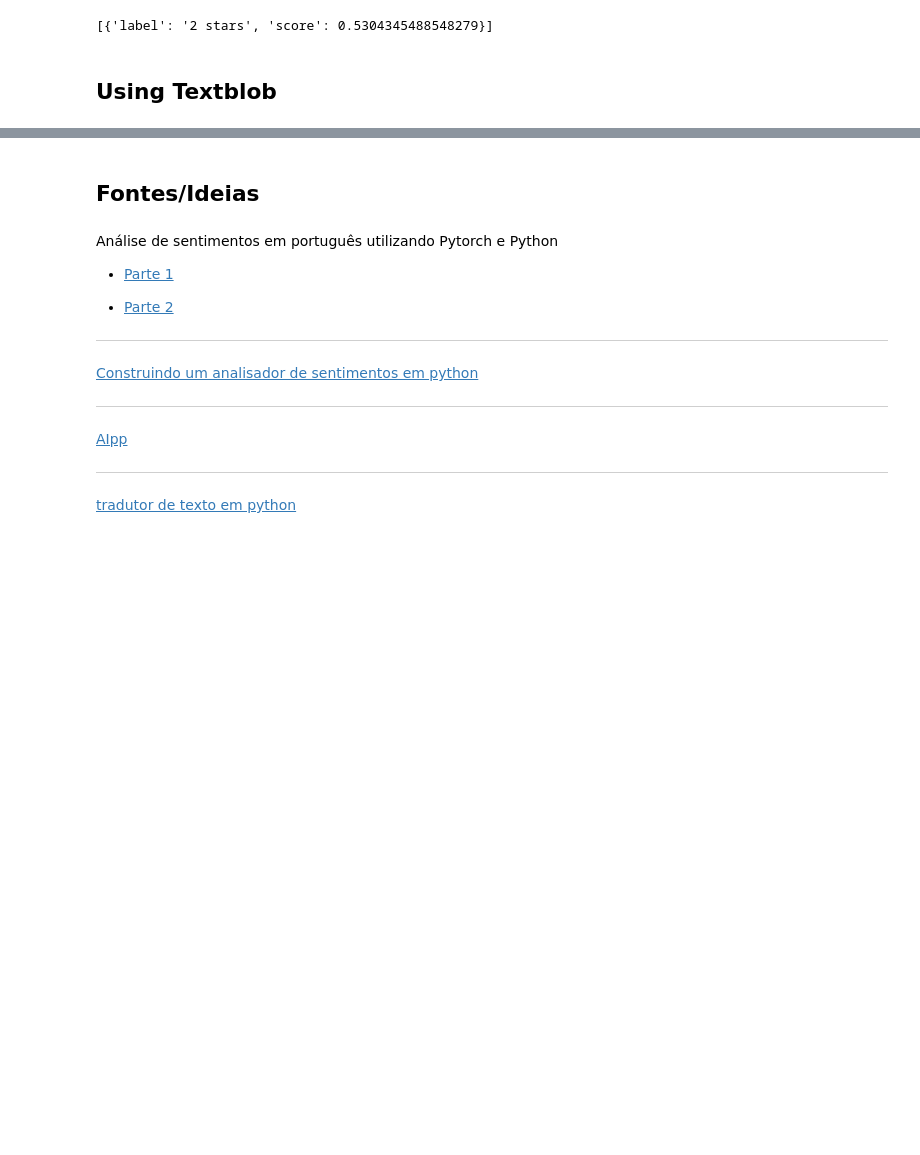
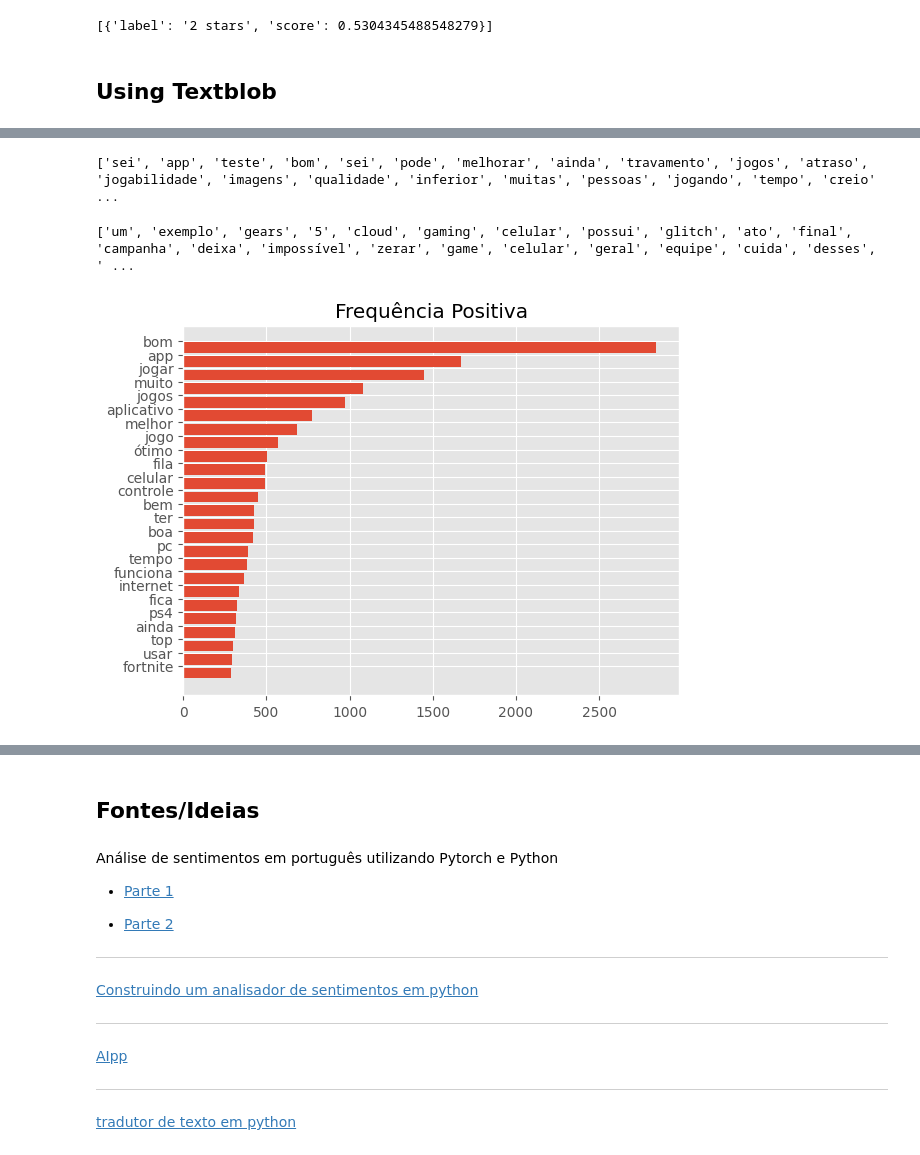
Before and after one commit to mariabandeira/Projeto_Final_IIA, a Jupyter notebook: SentimentAnalysis.ipynb, the cells around one changed output, grey strips where cells are left out. Saved outputs shown, nothing was run; the diff lists cells and outputs as text; code cells hidden in the pictures; blank space fills up the shorter version.

Commit message:
negative and positive words most used

```diff
--- a/SentimentAnalysis.ipynb
+++ b/SentimentAnalysis.ipynb
@@ -307,7 +335,7 @@ from deep_translator import GoogleTranslator
 # %%
 tradutor = GoogleTranslator(source= "pt", target= "en")
 # %%
-text = "Eu ODEIO essa música!"
+text = "Eu ODEIO essa música! Mas a letra é muito boa"
 traducao = tradutor.translate(text)
 blob = TextBlob(traducao)
 # %%
@@ -328,0 +357,2 @@ print(subjectivity)
+# %%
+df = pd.read_csv('https://raw.githubusercontent.com/TailUFPB/AIpp/main/web/data/games.csv')
@@ -336,6 +382,8 @@ def sentences_tokenization(text):
   return sentences
 # %%
 df['sentences_pt'] = df['reviews'].apply(sentences_tokenization)
+# %%
+df['sentences_en'] = df['reviews_en'].apply(sentences_tokenization)
 # %%
 def sentiment_analysis(sentences):
   sentiments = []
@@ -353,0 +472,22 @@ df['negative_sentences'] = df.apply(lambda x: [frase for frase, sentimento in zi
+# %%
+print(clean_pos_tokens)
+# %% [output]
+['sei', 'app', 'teste', 'bom', 'sei', 'pode', 'melhorar', 'ainda', 'travamento', 'jogos', 'atraso', 'jogabilidade', 'imagens', 'qualidade', 'inferior', 'muitas', 'pessoas', 'jogando', 'tempo', 'creio' ...
+# %%
+print(clean_neg_tokens)
+# %% [output]
+['um', 'exemplo', 'gears', '5', 'cloud', 'gaming', 'celular', 'possui', 'glitch', 'ato', 'final', 'campanha', 'deixa', 'impossível', 'zerar', 'game', 'celular', 'geral', 'equipe', 'cuida', 'desses', ' ...
+# %%
+from collections import Counter
+
+pos_freq = dict(Counter(clean_pos_tokens))
+pos_freq.pop('q')
+pos_freq.pop('pra')
+pos_popular_words = sorted(pos_freq, key = pos_freq.get, reverse = True)
+
+plt.barh(range(25), [pos_freq[w] for w in reversed(pos_popular_words[0:25])])
+plt.yticks([x + 0.5 for x in range(25)], reversed(pos_popular_words[0:25]))
+plt.title('Frequência Positiva')
+plt.show()
+# %% [output]
+[figure, added]
```
Also changed, not shown: parts of 13 cells of this notebook.
